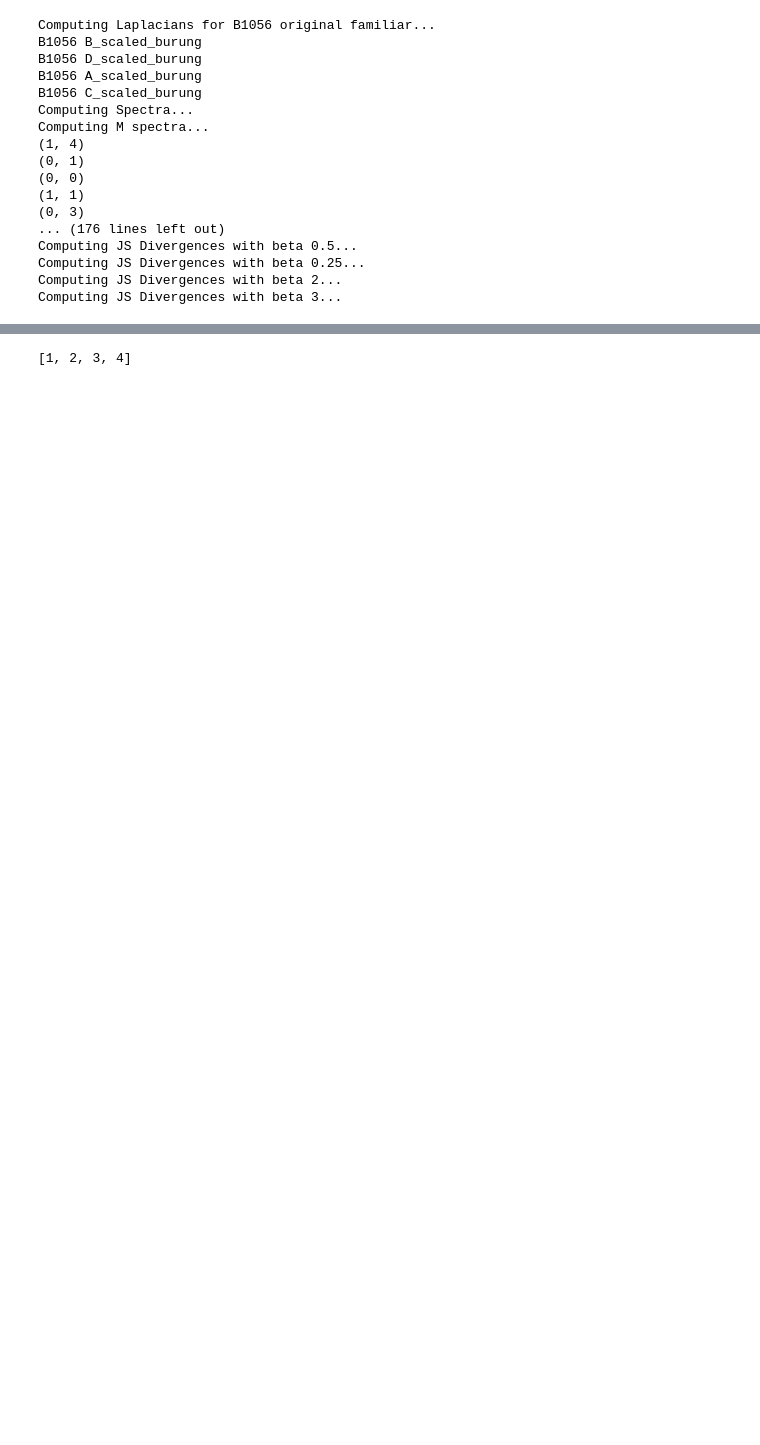
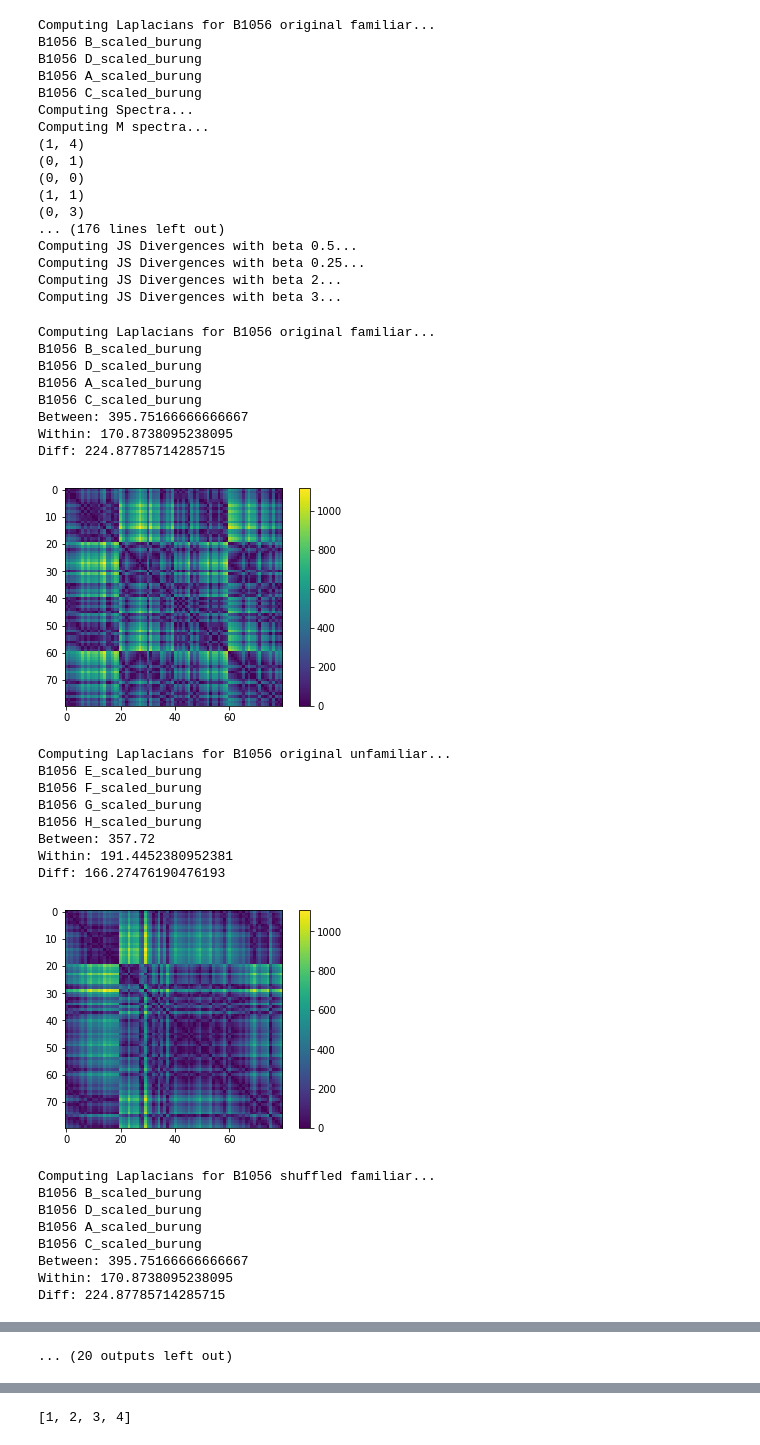
Before and after one commit to theilmbh/NeuralTDA, a Jupyter notebook: notebooks/pub/JS_Divergence_Neural_Data-2019-03-14.ipynb, the cells around one changed output, grey strips where cells are left out. Saved outputs shown, nothing was run; the diff lists cells and outputs as text; code cells hidden in the pictures; blank space fills up the shorter version.

```diff
--- a/notebooks/pub/JS_Divergence_Neural_Data-2019-03-14.ipynb
+++ b/notebooks/pub/JS_Divergence_Neural_Data-2019-03-14.ipynb
@@ -59,7 +59,7 @@ unfamiliar_stimuli = {'B1083': ['I_40k', 'J_40k', 'K_40k', 'L_40k'],
 #test_birds = ['B1083']
 #test_birds = ['B1083', 'B1083-5']
 test_birds = ['B1056', 'B1235', 'B1083', 'B1083-5']
-test_birds = ['B1056']
+#test_birds = ['B1056']
 # Binning Parameters
 windt = 10.0                      # milliseconds
 dtovr = 0.5*windt                 # milliseconds
@@ -162,6 +177,16 @@ def get_M(i, j, L1, L2):
 def get_JS_spec(i, j, speci, specj, specm, beta):
     js = (i, j, sc.sparse_JS_divergence2_spec(speci, specj, specm, beta))
     return js
+
+def compute_withins_vs_between(mtx, ntrials, nstim, diag=0):
+    stim_per_group = int(nstim//2)
+
+    btwn_data = mtx[0:stim_per_group*ntrials, stim_per_group*ntrials:]
+    within1 = mtx[0:stim_per_group*ntrials, 0:stim_per_group*ntrials][np.triu_indices(stim_per_group*ntrials, diag)]
+    within2 = mtx[stim_per_group*ntrials:, stim_per_group*ntrials:][np.triu_indices(stim_per_group*ntrials, diag)]
+
+    within = np.concatenate((within1, within2))
+    return (btwn_data, within1, within2)
 # %%
 
 poptens = {'familiar': population_tensors_familiar, 'unfamiliar': population_tensors_unfamiliar}
@@ -285,0 +307,65 @@ test
+# %%
+# check difference in total number of spikes
+for bird in test_birds:
+    for sh in ['original', 'shuffled']:
+        for fam in ['familiar', 'unfamiliar']:
+            ntrials = 2 # Only do half the trials for each stim
+            bird_tensors = poptens[fam][bird]
+            SCG = []
+            spectra = []
+            laplacians_save = []
+            print('Computing Laplacians for {} {} {}...'.format(bird, sh, fam))
+            for bird_tensor, stim in bird_tensors:
+                binmatlist = []
+                print(bird, stim)
+                ncells, nwin, _ = bird_tensor.shape
+                bin_tensor = threshold_poptens(bird_tensor, threshold)
+                total_spikes = np.sum(bin_tensor, axis=(0,1))
+                laplacians_save.append((bird, stim, list(total_spikes)))
+            total_spikes_all= sum([s[2] for s in laplacians_save], [])
+            N = len(total_spikes_all)
+            #print(total_spikes_all)
+            # Precompute M spectra
+            pairs = [(i, j) for i in range(N) for j in range(i, N)]
+            diff = np.zeros((N, N))
+            for (i, j) in pairs:
+                #print((total_spikes_all[i], total_spikes_all[j]))
+                diff[i, j] = total_spikes_all[i] - total_spikes_all[j]
+
+            absdiff = np.abs(diff)
+            (btwn, wthn1, wthn2) = compute_withins_vs_between(absdiff, 20, 2)
+            wthn = np.concatenate((wthn1, wthn2))
+            print('Between:', np.mean(btwn))
+            print('Within:', np.mean(wthn))
+            print('Diff:', np.mean(btwn) - np.mean(wthn))
+            plt.figure()
+            plt.imshow((absdiff+absdiff.T))
+            plt.colorbar()
+            plt.show()
+# %% [output]
+Computing Laplacians for B1056 original familiar...
+B1056 B_scaled_burung
+B1056 D_scaled_burung
+B1056 A_scaled_burung
+B1056 C_scaled_burung
+Between: 395.75166666666667
+Within: 170.8738095238095
+Diff: 224.87785714285715
+[figure, added]
+Computing Laplacians for B1056 original unfamiliar...
+B1056 E_scaled_burung
+B1056 F_scaled_burung
+B1056 G_scaled_burung
+B1056 H_scaled_burung
+Between: 357.72
+Within: 191.4452380952381
+Diff: 166.27476190476193
+[figure, added]
+Computing Laplacians for B1056 shuffled familiar...
+B1056 B_scaled_burung
+B1056 D_scaled_burung
+B1056 A_scaled_burung
+B1056 C_scaled_burung
+Between: 395.75166666666667
+Within: 170.8738095238095
+Diff: 224.87785714285715
@@ -285,0 +400 @@ test
+... (20 outputs left out)
```
Also changed, not shown: parts of 7 cells of this notebook, 1 other file.
